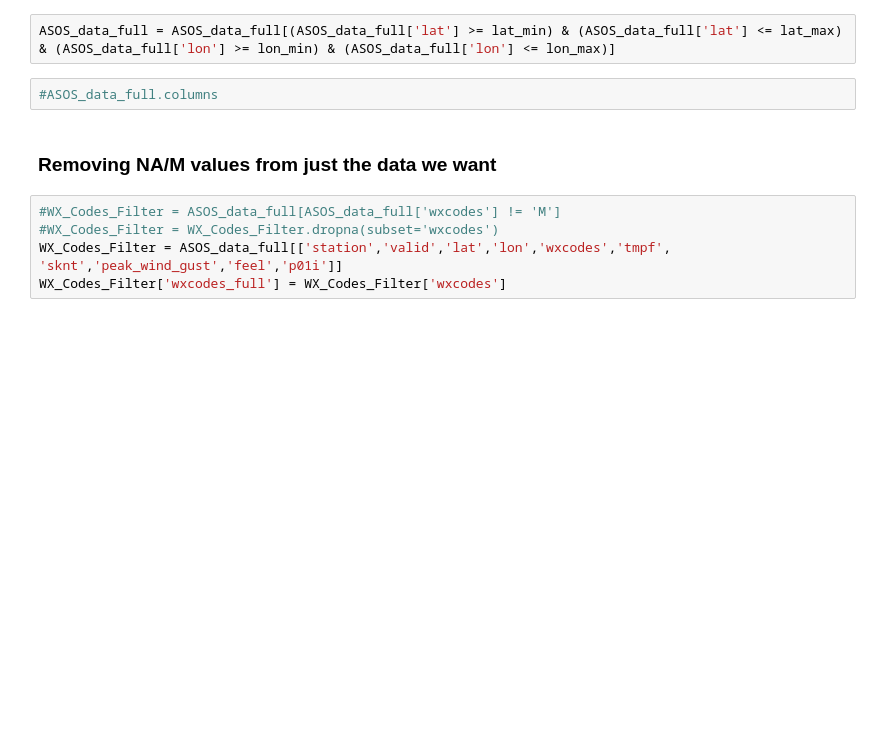
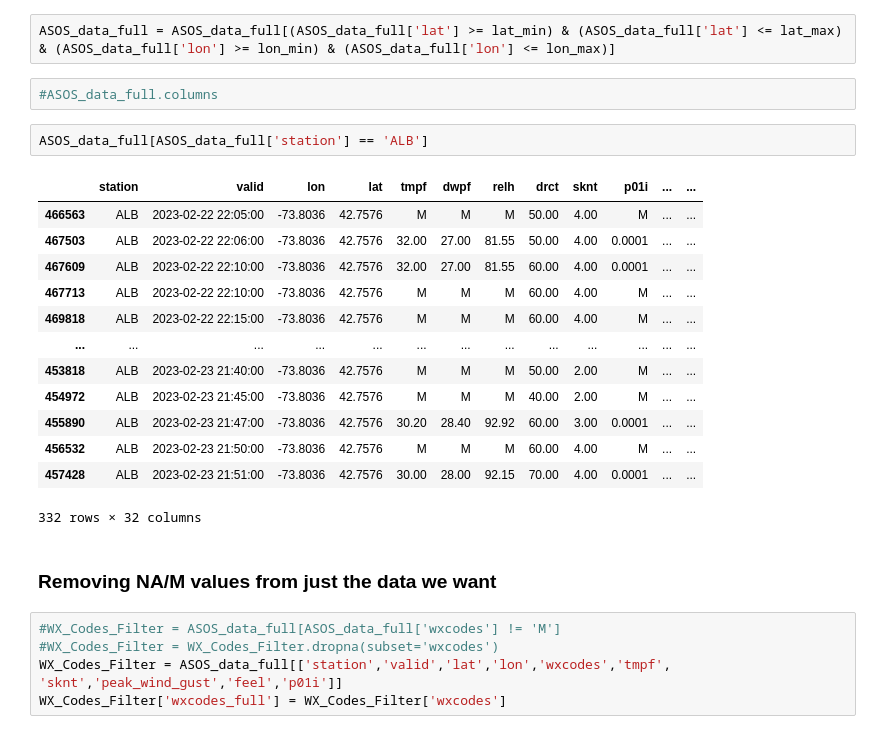
Before and after one commit to ktyle/interactive_viz, a Jupyter notebook: data/ASOS_MPING_data/ASOS_MPING_data.ipynb, the cells around one changed output. Drawn from its saved outputs; the diff is of its cells as text; blank space fills up the shorter version.

Commit message:
Update to ERA Data Source

```diff
--- a/data/ASOS_MPING_data/ASOS_MPING_data.ipynb
+++ b/data/ASOS_MPING_data/ASOS_MPING_data.ipynb
@@ -363,6 +363,22 @@ lon_min, lon_max = -130, -60
 ASOS_data_full = ASOS_data_full[(ASOS_data_full['lat'] >= lat_min) & (ASOS_data_full['lat'] <= lat_max) & (ASOS_data_full['lon'] >= lon_min) & (ASOS_data_full['lon'] <= lon_max)]
 # %%
 #ASOS_data_full.columns
+# %%
+ASOS_data_full[ASOS_data_full['station'] == 'ALB']
+# %% [output]
+|  | station | valid | lon | lat | tmpf | dwpf | relh | drct | sknt | p01i | ... | ... |
+| 466563 | ALB | 2023-02-22 22:05:00 | -73.8036 | 42.7576 | M | M | M | 50.00 | 4.00 | M | ... | ... |
+| 467503 | ALB | 2023-02-22 22:06:00 | -73.8036 | 42.7576 | 32.00 | 27.00 | 81.55 | 50.00 | 4.00 | 0.0001 | ... | ... |
+| 467609 | ALB | 2023-02-22 22:10:00 | -73.8036 | 42.7576 | 32.00 | 27.00 | 81.55 | 60.00 | 4.00 | 0.0001 | ... | ... |
+| 467713 | ALB | 2023-02-22 22:10:00 | -73.8036 | 42.7576 | M | M | M | 60.00 | 4.00 | M | ... | ... |
+| 469818 | ALB | 2023-02-22 22:15:00 | -73.8036 | 42.7576 | M | M | M | 60.00 | 4.00 | M | ... | ... |
+| ... | ... | ... | ... | ... | ... | ... | ... | ... | ... | ... | ... | ... |
+| 453818 | ALB | 2023-02-23 21:40:00 | -73.8036 | 42.7576 | M | M | M | 50.00 | 2.00 | M | ... | ... |
+| 454972 | ALB | 2023-02-23 21:45:00 | -73.8036 | 42.7576 | M | M | M | 40.00 | 2.00 | M | ... | ... |
+| 455890 | ALB | 2023-02-23 21:47:00 | -73.8036 | 42.7576 | 30.20 | 28.40 | 92.92 | 60.00 | 3.00 | 0.0001 | ... | ... |
+| 456532 | ALB | 2023-02-23 21:50:00 | -73.8036 | 42.7576 | M | M | M | 60.00 | 4.00 | M | ... | ... |
+| 457428 | ALB | 2023-02-23 21:51:00 | -73.8036 | 42.7576 | 30.00 | 28.00 | 92.15 | 70.00 | 4.00 | 0.0001 | ... | ... |
+332 rows × 32 columns
 # %% [markdown]
 ### Removing NA/M values from just the data we want
 # %%
```
Also changed, not shown: parts of 12 cells of this notebook, 25 other files.
